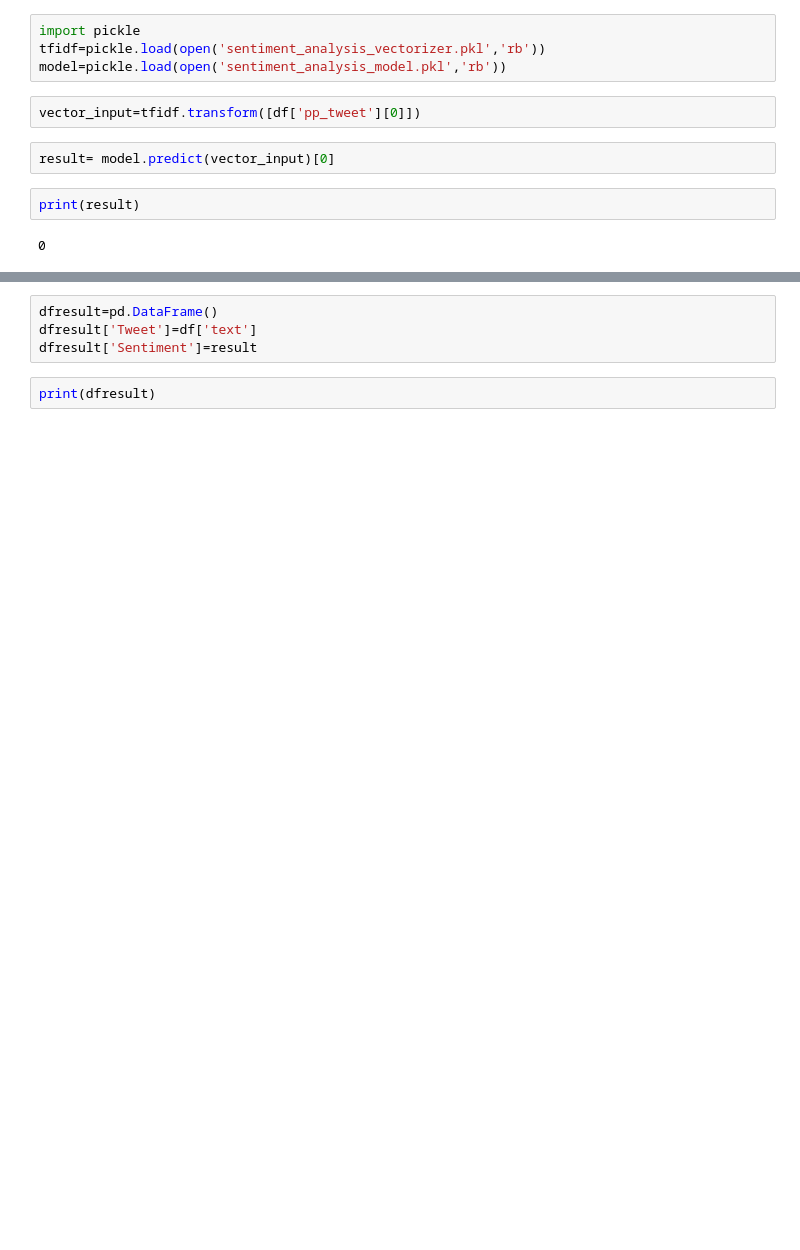
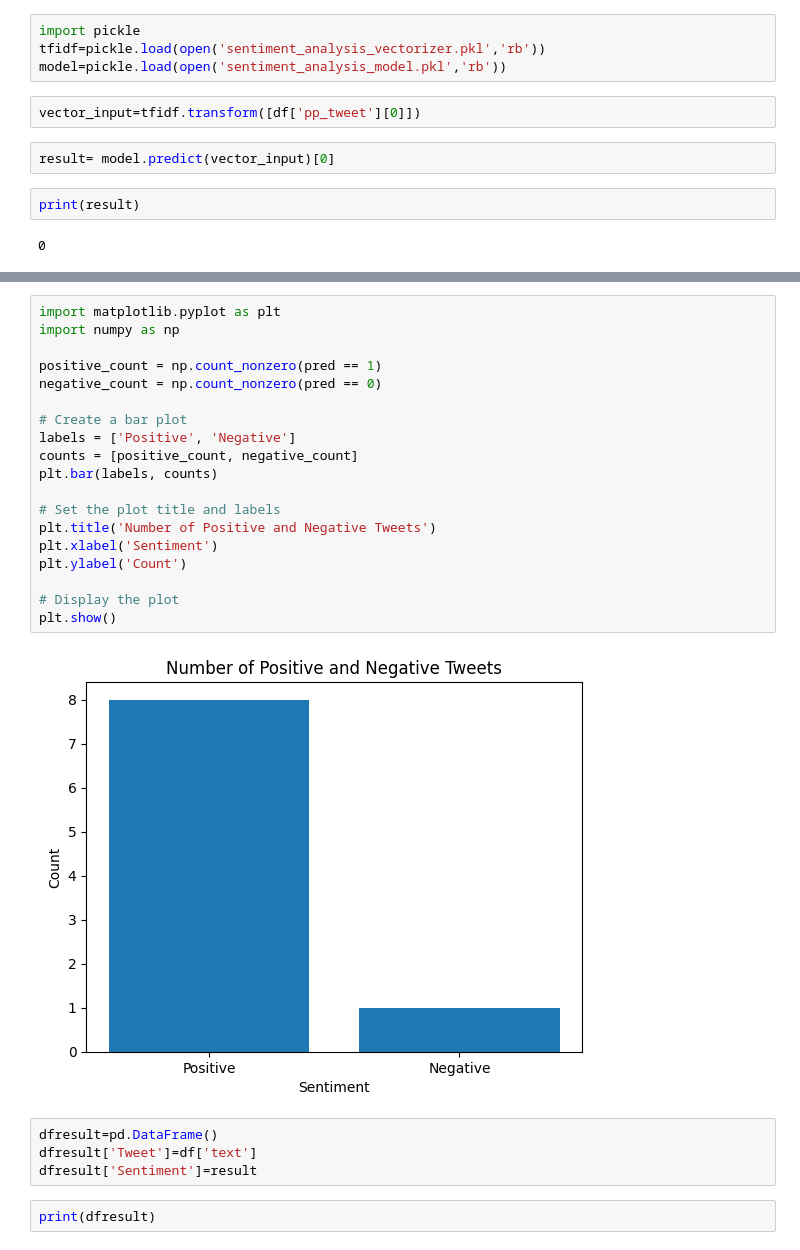
Before and after one commit to Par-t/Twitter_Sentiment_Analysis, a Jupyter notebook: real_time.ipynb, the cells around one changed output, grey strips where cells are left out. Saved outputs shown, nothing was run; the diff lists cells and outputs as text; blank space fills up the shorter version.

```diff
--- a/real_time.ipynb
+++ b/real_time.ipynb
@@ -219,3 +212,24 @@ print(result)
+# %%
+import matplotlib.pyplot as plt
+import numpy as np
+
+positive_count = np.count_nonzero(pred == 1)
+negative_count = np.count_nonzero(pred == 0)
+
+# Create a bar plot
+labels = ['Positive', 'Negative']
+counts = [positive_count, negative_count]
+plt.bar(labels, counts)
+
+# Set the plot title and labels
+plt.title('Number of Positive and Negative Tweets')
+plt.xlabel('Sentiment')
+plt.ylabel('Count')
+
+# Display the plot
+plt.show()
+# %% [output]
+[figure, added]
 # %%
 dfresult=pd.DataFrame()
 dfresult['Tweet']=df['text']
```
Also changed, not shown: parts of 10 cells of this notebook.
